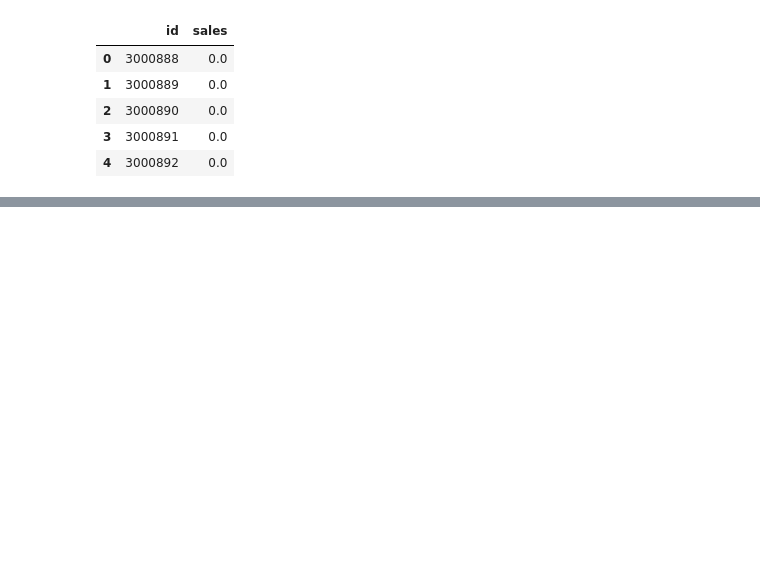
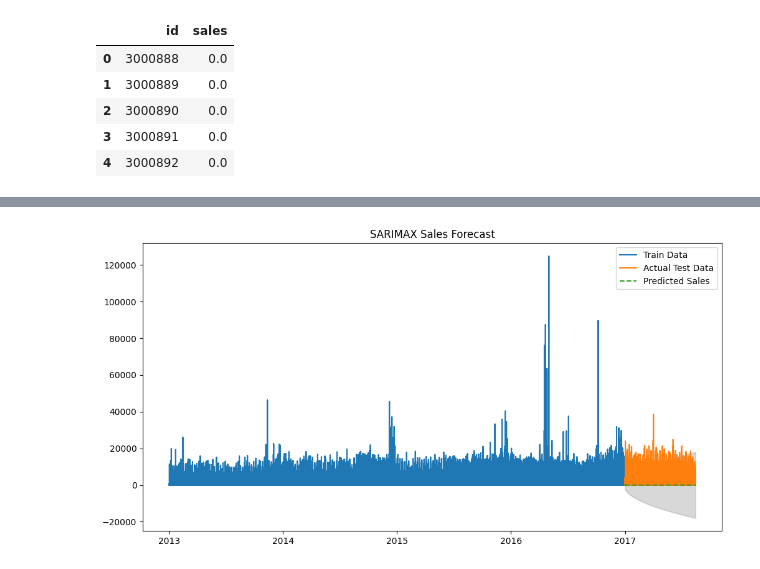
Before and after one commit to Yussufkadir/Store-Sales-Prediction, a Jupyter notebook: sales-forecast.ipynb, the cells around one changed output, grey strips where cells are left out. Drawn from its saved outputs; the diff is of its cells as text; code cells hidden in the pictures; blank space fills up the shorter version.

```diff
--- a/sales-forecast.ipynb
+++ b/sales-forecast.ipynb
@@ -71,0 +131,12 @@ memory usage: 137.4+ MB
+# %%
+split_date = '2017-01-01'
+train_df = df[:split_date]
+test_df = df[split_date:]
+# %%
+model = ARIMA(train_df['sales'], order=(7,1,1))
+
+model_fitting = model.fit()
+
+print(model_fitting.summary())
+
+predictions = model_fitting.forecast(steps=len(test_df))
@@ -72 +161,17 @@ memory usage: 137.4+ MB
+# %%
+forecast_steps = len(test_df)
+forecast = model_fitting.get_forecast(steps=forecast_steps, exog=test_df.drop('sales', axis=1))
+forecast_mean = forecast.predicted_mean
+forecast_ci = forecast.conf_int()
+
+plt.figure(figsize=(12,6))
+plt.plot(train_df.index, train_df['sales'], label='Train Data')
+plt.plot(test_df.index, test_df['sales'], label='Actual Test Data')
+plt.plot(test_df.index, forecast_mean, label='Predicted Sales', linestyle='dashed')
+plt.fill_between(test_df.index, forecast_ci.iloc[:, 0], forecast_ci.iloc[:, 1], color='gray', alpha=0.3)
+plt.legend()
+plt.title("SARIMAX Sales Forecast")
+plt.show()
+# %% [output]
+[figure, added]
 # %%
```
Also changed, not shown: parts of 33 cells of this notebook.
